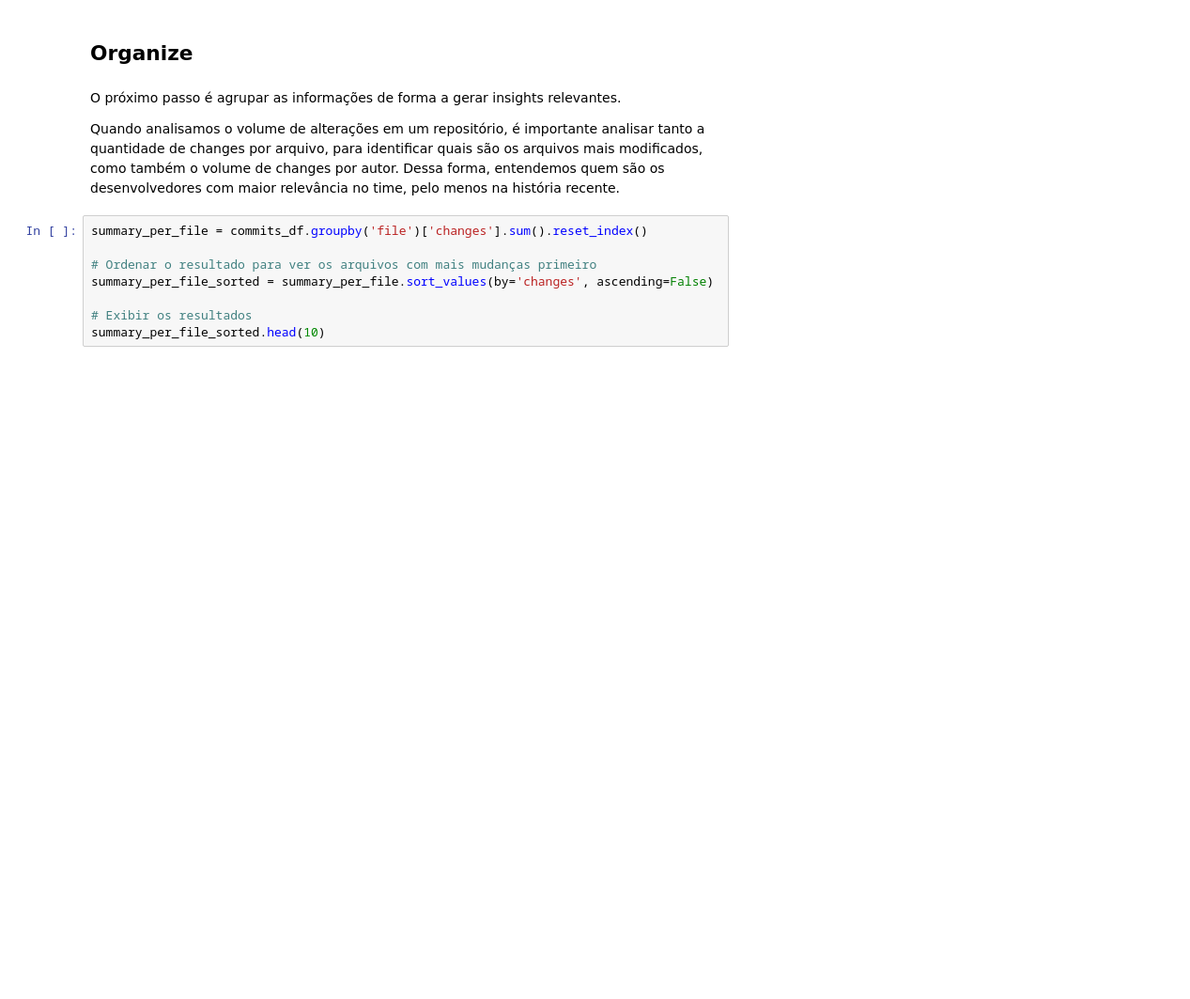
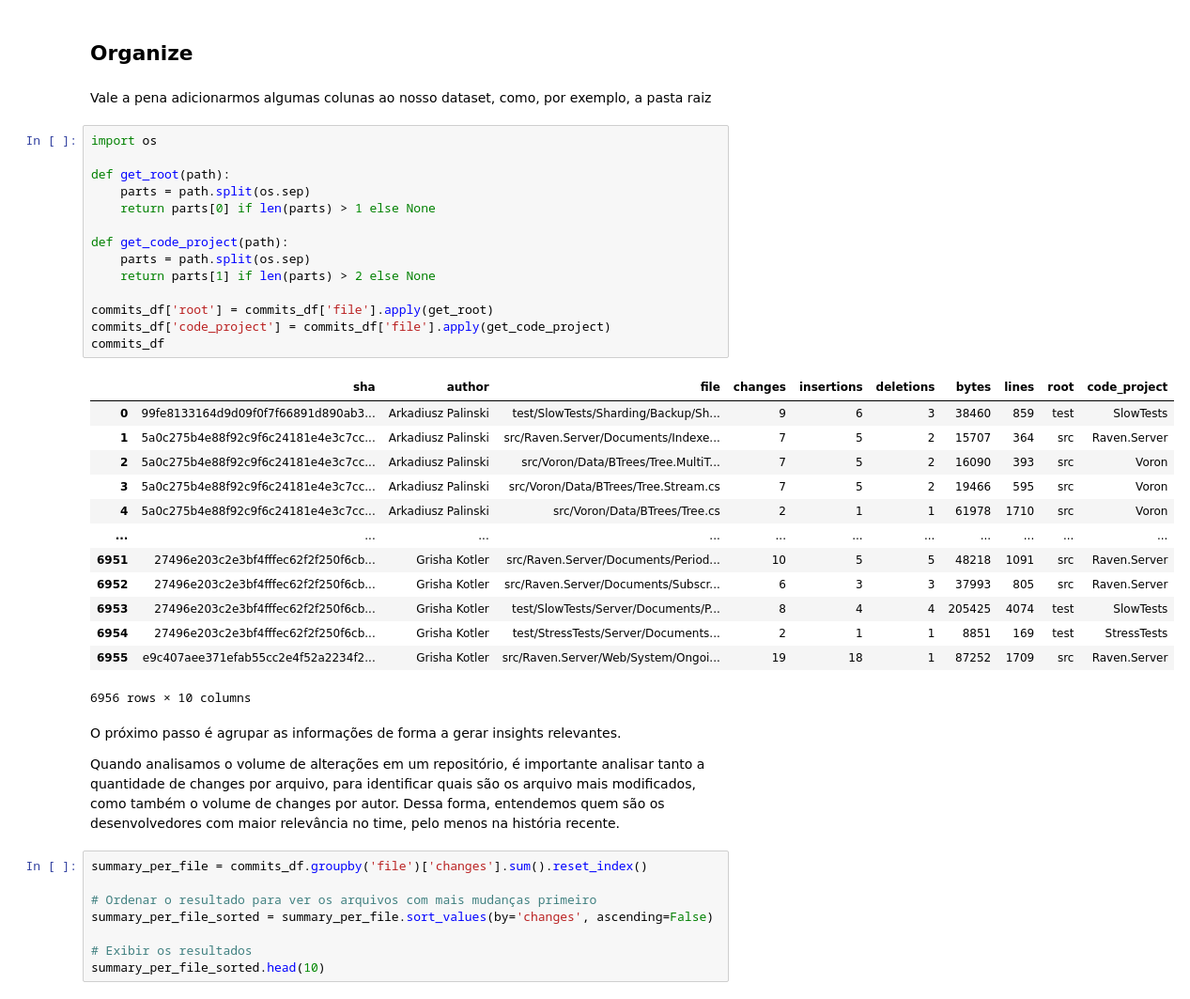
Before and after one commit to ElemarJR/tools, a Jupyter notebook: MostModifiedFilesInGitRepo.ipynb, the cells around one changed output. Shown at 94% size. Drawn from its saved outputs; the diff is of its cells as text; blank space fills up the shorter version.

```diff
--- a/MostModifiedFilesInGitRepo.ipynb
+++ b/MostModifiedFilesInGitRepo.ipynb
@@ -72,9 +85,39 @@ memory usage: 217.5+ KB
 # %% [markdown]
 ## Organize
+# %% [markdown]
+Vale a pena adicionarmos algumas colunas ao nosso dataset, como, por exemplo, a pasta raiz
+# %%
+import os
+
+def get_root(path):
+    parts = path.split(os.sep)
+    return parts[0] if len(parts) > 1 else None
+
+def get_code_project(path):
+    parts = path.split(os.sep)
+    return parts[1] if len(parts) > 2 else None
+
+commits_df['root'] = commits_df['file'].apply(get_root)
+commits_df['code_project'] = commits_df['file'].apply(get_code_project)
+commits_df
+# %% [output]
+|  | sha | author | file | changes | insertions | deletions | bytes | lines | root | code_project |
+| 0 | 99fe8133164d9d09f0f7f66891d890ab3... | Arkadiusz Palinski | test/SlowTests/Sharding/Backup/Sh... | 9 | 6 | 3 | 38460 | 859 | test | SlowTests |
+| 1 | 5a0c275b4e88f92c9f6c24181e4e3c7cc... | Arkadiusz Palinski | src/Raven.Server/Documents/Indexe... | 7 | 5 | 2 | 15707 | 364 | src | Raven.Server |
+| 2 | 5a0c275b4e88f92c9f6c24181e4e3c7cc... | Arkadiusz Palinski | src/Voron/Data/BTrees/Tree.MultiT... | 7 | 5 | 2 | 16090 | 393 | src | Voron |
+| 3 | 5a0c275b4e88f92c9f6c24181e4e3c7cc... | Arkadiusz Palinski | src/Voron/Data/BTrees/Tree.Stream.cs | 7 | 5 | 2 | 19466 | 595 | src | Voron |
+| 4 | 5a0c275b4e88f92c9f6c24181e4e3c7cc... | Arkadiusz Palinski | src/Voron/Data/BTrees/Tree.cs | 2 | 1 | 1 | 61978 | 1710 | src | Voron |
+| ... | ... | ... | ... | ... | ... | ... | ... | ... | ... | ... |
+| 6951 | 27496e203c2e3bf4fffec62f2f250f6cb... | Grisha Kotler | src/Raven.Server/Documents/Period... | 10 | 5 | 5 | 48218 | 1091 | src | Raven.Server |
+| 6952 | 27496e203c2e3bf4fffec62f2f250f6cb... | Grisha Kotler | src/Raven.Server/Documents/Subscr... | 6 | 3 | 3 | 37993 | 805 | src | Raven.Server |
+| 6953 | 27496e203c2e3bf4fffec62f2f250f6cb... | Grisha Kotler | test/SlowTests/Server/Documents/P... | 8 | 4 | 4 | 205425 | 4074 | test | SlowTests |
+| 6954 | 27496e203c2e3bf4fffec62f2f250f6cb... | Grisha Kotler | test/StressTests/Server/Documents... | 2 | 1 | 1 | 8851 | 169 | test | StressTests |
+| 6955 | e9c407aee371efab55cc2e4f52a2234f2... | Grisha Kotler | src/Raven.Server/Web/System/Ongoi... | 19 | 18 | 1 | 87252 | 1709 | src | Raven.Server |
+6956 rows × 10 columns
 # %% [markdown]
 O próximo passo é agrupar as informações de forma a gerar insights relevantes.
 
-Quando analisamos o volume de alterações em um repositório, é importante analisar tanto a quantidade de changes por arquivo, para identificar quais são os arquivos mais modificados, como também o volume de changes por autor. Dessa forma, entendemos quem são os desenvolvedores com maior relevância no time, pelo menos na história recente.
+Quando analisamos o volume de alterações em um repositório, é importante analisar tanto a quantidade de changes por arquivo, para identificar quais são os arquivo mais modificados, como também o volume de changes por autor. Dessa forma, entendemos quem são os desenvolvedores com maior relevância no time, pelo menos na história recente.
 # %%
 summary_per_file = commits_df.groupby('file')['changes'].sum().reset_index()
 
```
Also changed, not shown: parts of 22 cells of this notebook.
